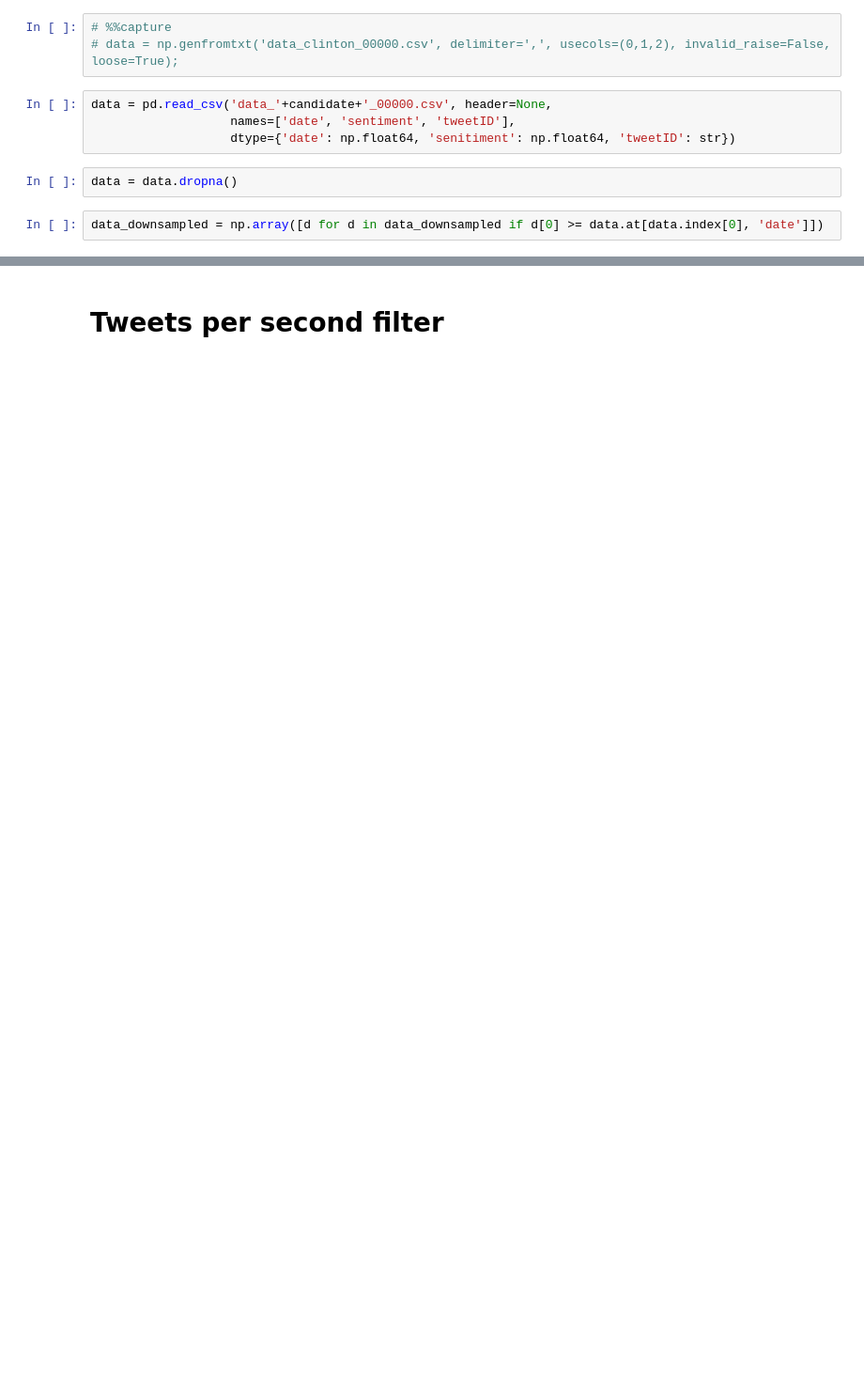
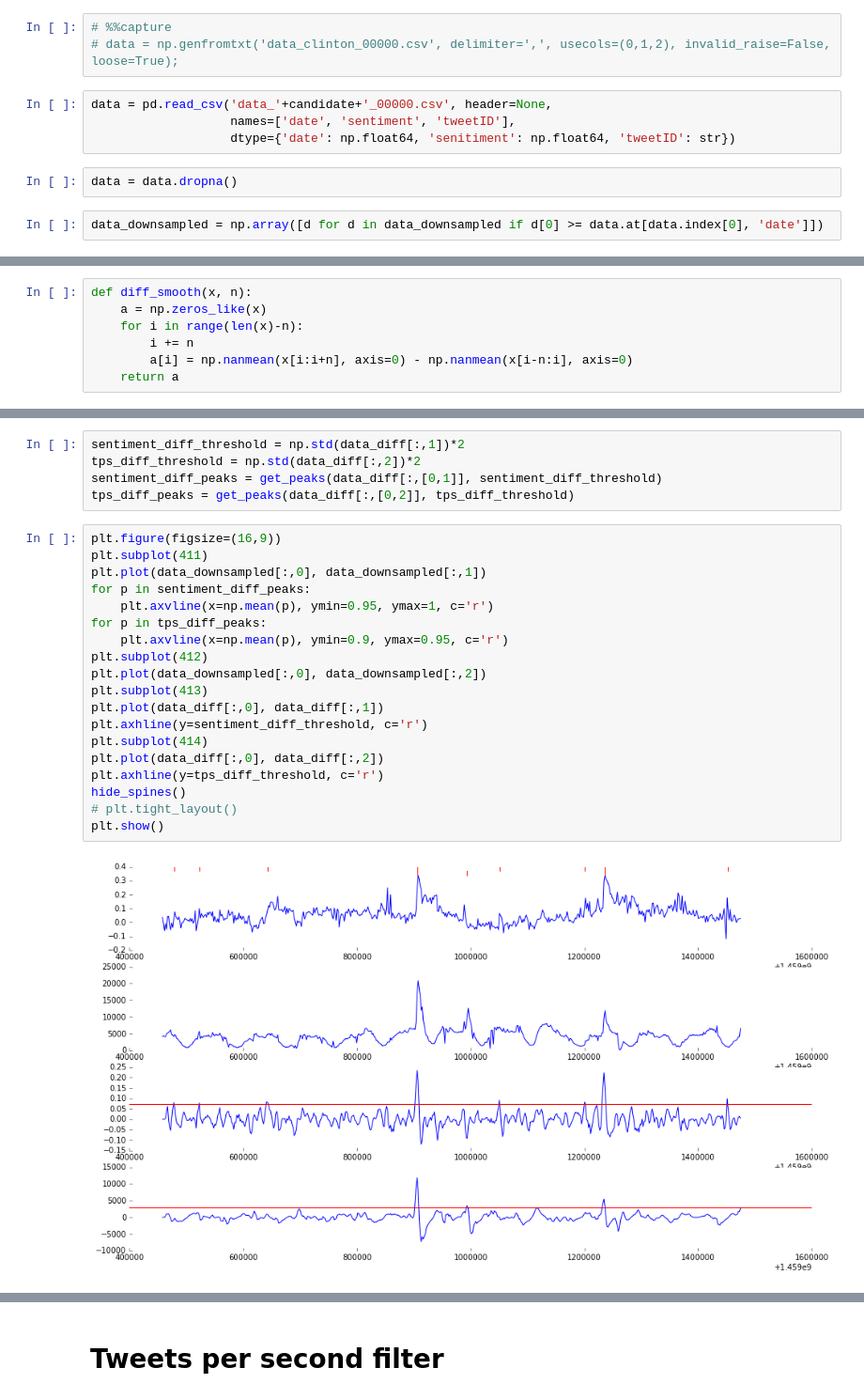
Before and after one commit to HoodPanther/SentimentalWorld, a Jupyter notebook: dev/viral tweet detection.ipynb, the cells around one changed output, grey strips where cells are left out. Shown: that part at 94% size. Drawn from its saved outputs; the diff is of its cells as text; blank space fills up the shorter version.

```diff
--- a/dev/viral tweet detection.ipynb
+++ b/dev/viral tweet detection.ipynb
@@ -52,0 +55,7 @@ data_downsampled = np.array([d for d in data_downsampled if d[0] >= data.at[data
+# %%
+def diff_smooth(x, n):
+    a = np.zeros_like(x)
+    for i in range(len(x)-n):
+        i += n
+        a[i] = np.nanmean(x[i:i+n], axis=0) - np.nanmean(x[i-n:i], axis=0)
+    return a
@@ -52,0 +85,26 @@ data_downsampled = np.array([d for d in data_downsampled if d[0] >= data.at[data
+# %%
+sentiment_diff_threshold = np.std(data_diff[:,1])*2
+tps_diff_threshold = np.std(data_diff[:,2])*2
+sentiment_diff_peaks = get_peaks(data_diff[:,[0,1]], sentiment_diff_threshold)
+tps_diff_peaks = get_peaks(data_diff[:,[0,2]], tps_diff_threshold)
+# %%
+plt.figure(figsize=(16,9))
+plt.subplot(411)
+plt.plot(data_downsampled[:,0], data_downsampled[:,1])
+for p in sentiment_diff_peaks:
+    plt.axvline(x=np.mean(p), ymin=0.95, ymax=1, c='r')
+for p in tps_diff_peaks:
+    plt.axvline(x=np.mean(p), ymin=0.9, ymax=0.95, c='r')
+plt.subplot(412)
+plt.plot(data_downsampled[:,0], data_downsampled[:,2])
+plt.subplot(413)
+plt.plot(data_diff[:,0], data_diff[:,1])
+plt.axhline(y=sentiment_diff_threshold, c='r')
+plt.subplot(414)
+plt.plot(data_diff[:,0], data_diff[:,2])
+plt.axhline(y=tps_diff_threshold, c='r')
+hide_spines()
+# plt.tight_layout()
+plt.show()
+# %% [output]
+[figure, added]
```
Also changed, not shown: parts of 7 cells of this notebook, 3 other files.
